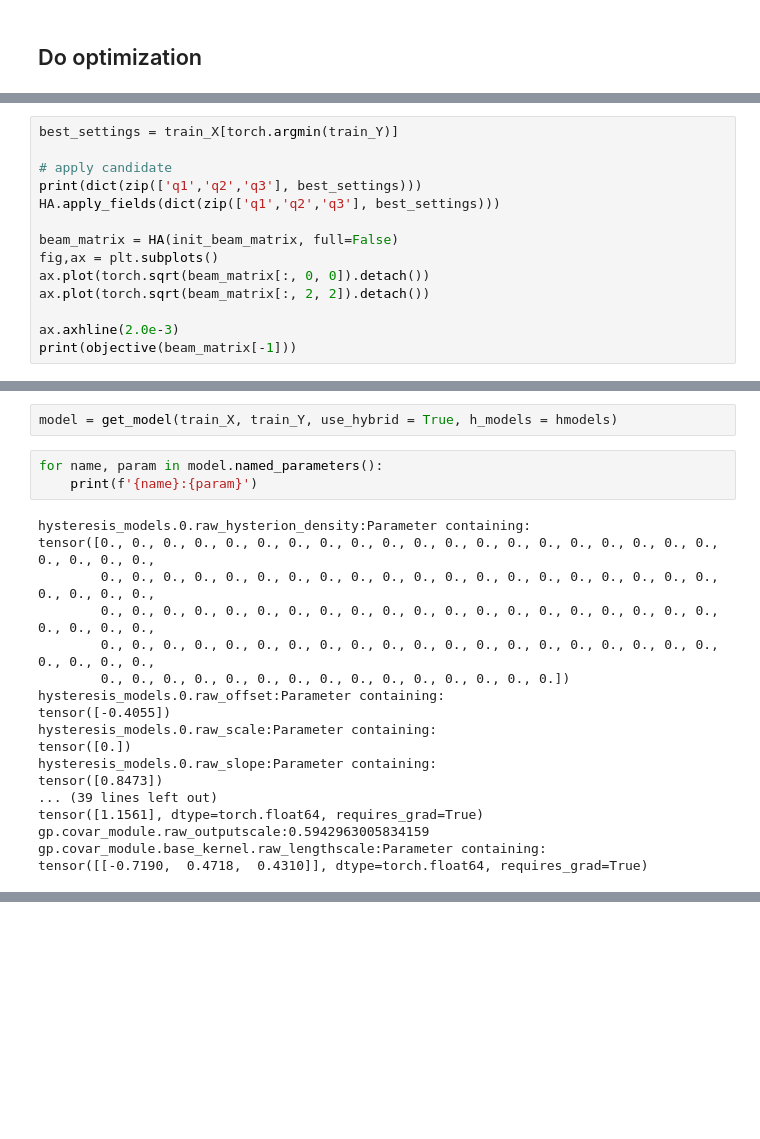
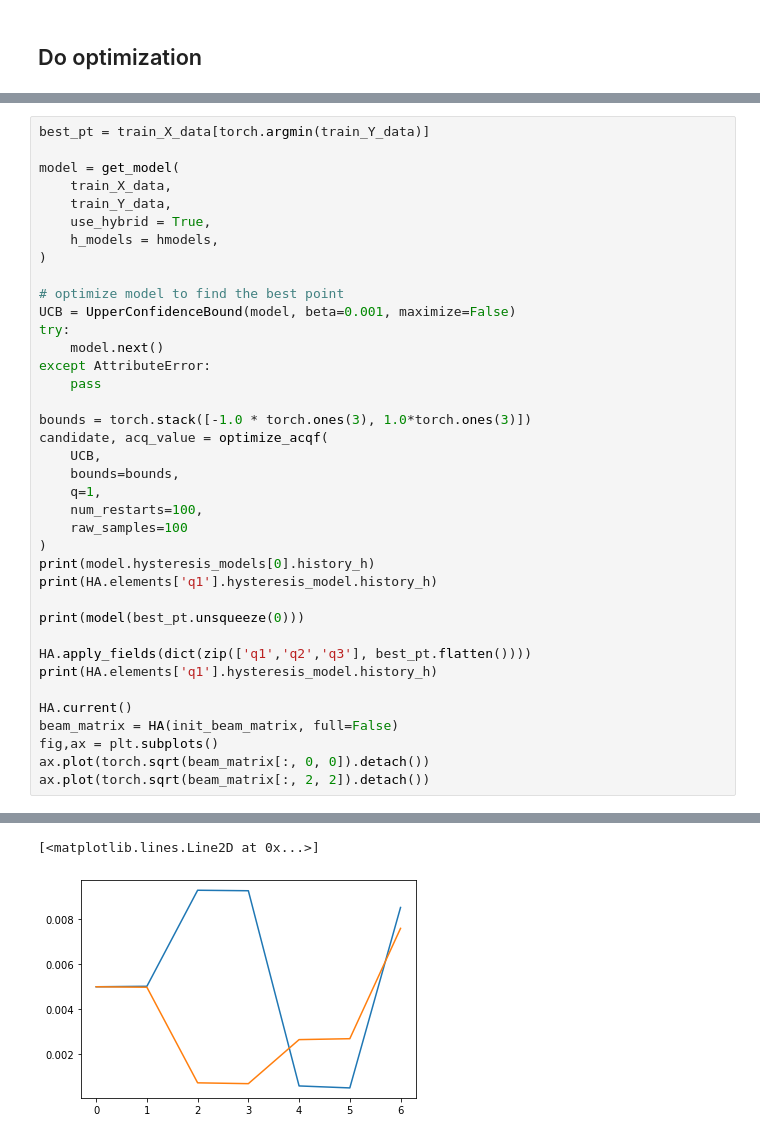
Before and after one commit to roussel-ryan/diff_hysteresis, a Jupyter notebook: optimization/no_hysteresis.ipynb, the cells around one changed output, grey strips where cells are left out. Drawn from its saved outputs; the diff is of its cells as text; blank space fills up the shorter version.

```diff
--- a/optimization/no_hysteresis.ipynb
+++ b/optimization/no_hysteresis.ipynb
@@ -195,14 +209,0 @@ ax.plot(best)
-# %%
-best_settings = train_X[torch.argmin(train_Y)]
-
-# apply candidate
-print(dict(zip(['q1','q2','q3'], best_settings)))
-HA.apply_fields(dict(zip(['q1','q2','q3'], best_settings)))
-
-beam_matrix = HA(init_beam_matrix, full=False)
-fig,ax = plt.subplots()
-ax.plot(torch.sqrt(beam_matrix[:, 0, 0]).detach())
-ax.plot(torch.sqrt(beam_matrix[:, 2, 2]).detach())
-
-ax.axhline(2.0e-3)
-print(objective(beam_matrix[-1]))
@@ -213,23 +210,39 @@ tensor(0.0002, grad_fn=<AddBackward0>)
-# %%
-model = get_model(train_X, train_Y, use_hybrid = True, h_models = hmodels)
-# %%
-for name, param in model.named_parameters():
-    print(f'{name}:{param}')
-# %% [output]
-hysteresis_models.0.raw_hysterion_density:Parameter containing:
-tensor([0., 0., 0., 0., 0., 0., 0., 0., 0., 0., 0., 0., 0., 0., 0., 0., 0., 0., 0., 0., 0., 0., 0., 0.,
-        0., 0., 0., 0., 0., 0., 0., 0., 0., 0., 0., 0., 0., 0., 0., 0., 0., 0., 0., 0., 0., 0., 0., 0.,
-        0., 0., 0., 0., 0., 0., 0., 0., 0., 0., 0., 0., 0., 0., 0., 0., 0., 0., 0., 0., 0., 0., 0., 0.,
-        0., 0., 0., 0., 0., 0., 0., 0., 0., 0., 0., 0., 0., 0., 0., 0., 0., 0., 0., 0., 0., 0., 0., 0.,
-        0., 0., 0., 0., 0., 0., 0., 0., 0., 0., 0., 0., 0., 0., 0.])
-hysteresis_models.0.raw_offset:Parameter containing:
-tensor([-0.4055])
-hysteresis_models.0.raw_scale:Parameter containing:
-tensor([0.])
-hysteresis_models.0.raw_slope:Parameter containing:
-tensor([0.8473])
-... (39 lines left out)
-tensor([1.1561], dtype=torch.float64, requires_grad=True)
-gp.covar_module.raw_outputscale:0.5942963005834159
-gp.covar_module.base_kernel.raw_lengthscale:Parameter containing:
-tensor([[-0.7190,  0.4718,  0.4310]], dtype=torch.float64, requires_grad=True)
+# %%
+best_pt = train_X_data[torch.argmin(train_Y_data)]
+
+model = get_model(
+    train_X_data,
+    train_Y_data,
+    use_hybrid = True,
+    h_models = hmodels,
+)
+
+# optimize model to find the best point
+UCB = UpperConfidenceBound(model, beta=0.001, maximize=False)
+try:
+    model.next()
+except AttributeError:
+    pass
+
+bounds = torch.stack([-1.0 * torch.ones(3), 1.0*torch.ones(3)])
+candidate, acq_value = optimize_acqf(
+    UCB,
+    bounds=bounds,
+    q=1,
+    num_restarts=100,
+    raw_samples=100
+)
+print(model.hysteresis_models[0].history_h)
+print(HA.elements['q1'].hysteresis_model.history_h)
+
+print(model(best_pt.unsqueeze(0)))
+
+HA.apply_fields(dict(zip(['q1','q2','q3'], best_pt.flatten())))
+print(HA.elements['q1'].hysteresis_model.history_h)
+
+HA.current()
+beam_matrix = HA(init_beam_matrix, full=False)
+fig,ax = plt.subplots()
+ax.plot(torch.sqrt(beam_matrix[:, 0, 0]).detach())
+ax.plot(torch.sqrt(beam_matrix[:, 2, 2]).detach())
+# %% [output]
@@ -235,0 +266,2 @@ tensor([[-0.7190,  0.4718,  0.4310]], dtype=torch.float64, requires_grad=True)
+[<matplotlib.lines.Line2D at 0x...>]
+[figure, added]
```
Also changed, not shown: parts of 9 cells of this notebook, 9 other files.
